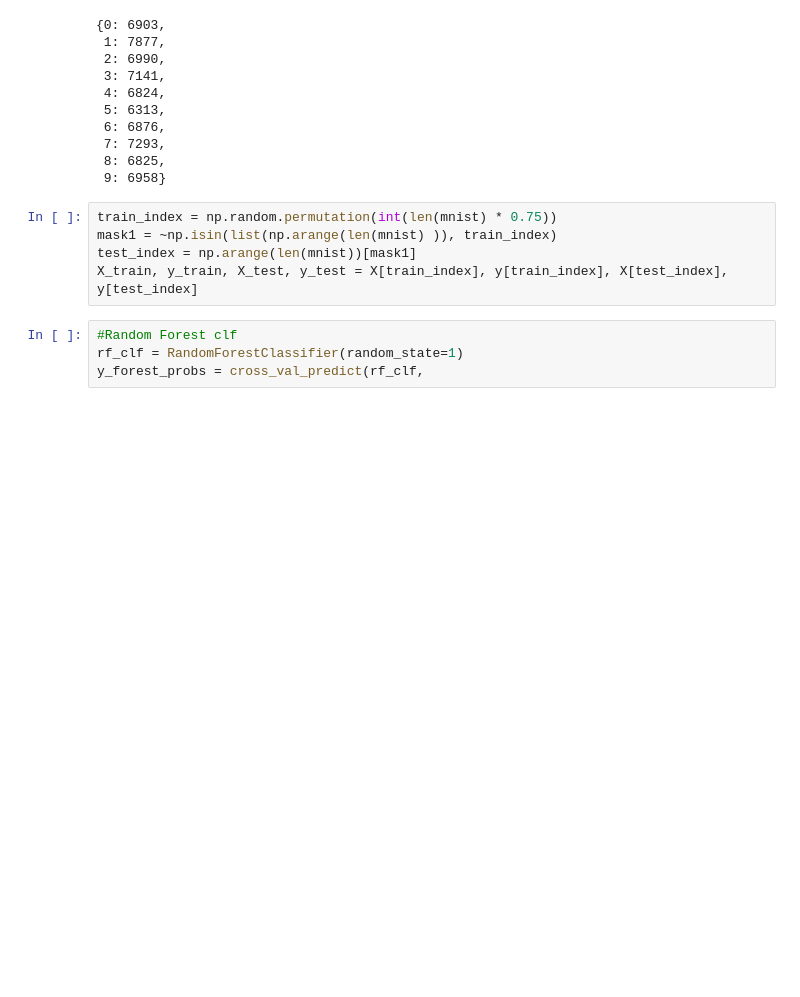
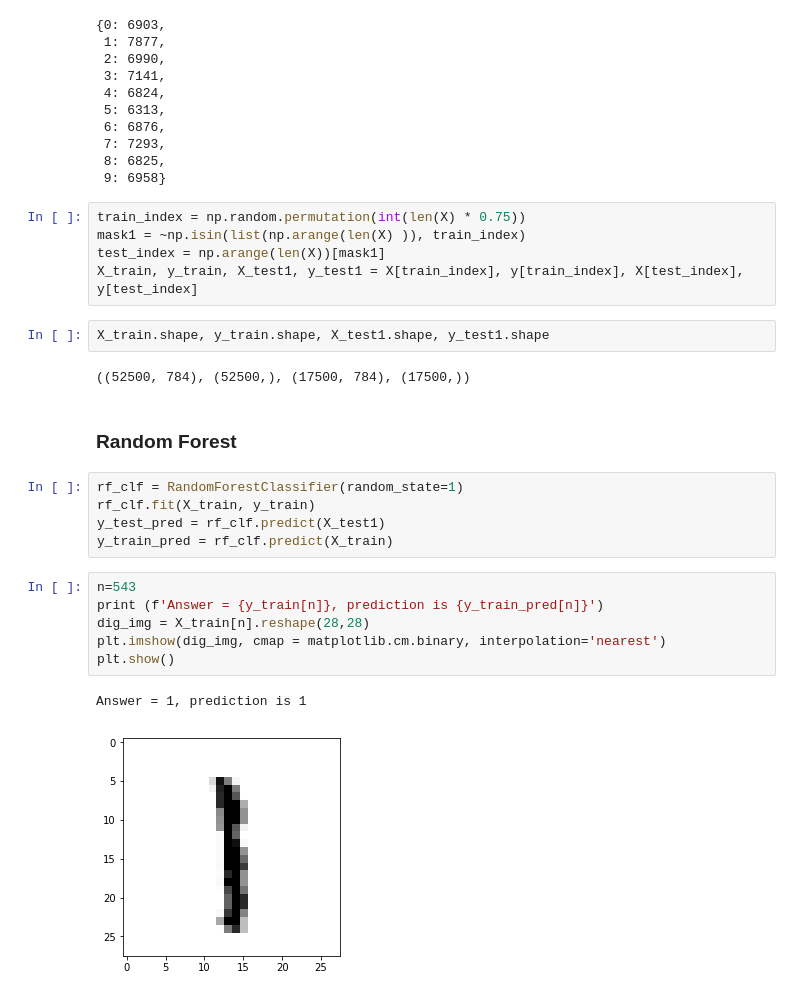
Before and after one commit to namesjoe/numbers_classifier, a Jupyter notebook: clf_1.ipynb, the cells around one changed output. Saved outputs shown, nothing was run; the diff lists cells and outputs as text; blank space fills up the shorter version.

```diff
--- a/clf_1.ipynb
+++ b/clf_1.ipynb
@@ -51,11 +51,27 @@ Unique number in dataset and their counts
  8: 6825,
  9: 6958}
 # %%
-train_index = np.random.permutation(int(len(mnist) * 0.75))
-mask1 = ~np.isin(list(np.arange(len(mnist) )), train_index)
-test_index = np.arange(len(mnist))[mask1]
-X_train, y_train, X_test, y_test = X[train_index], y[train_index], X[test_index], y[test_index]
+train_index = np.random.permutation(int(len(X) * 0.75))
+mask1 = ~np.isin(list(np.arange(len(X) )), train_index)
+test_index = np.arange(len(X))[mask1]
+X_train, y_train, X_test1, y_test1 = X[train_index], y[train_index], X[test_index], y[test_index]
-# %%
-#Random Forest clf
-rf_clf = RandomForestClassifier(random_state=1)
-y_forest_probs = cross_val_predict(rf_clf,
+# %%
+X_train.shape, y_train.shape, X_test1.shape, y_test1.shape
+# %% [output]
+((52500, 784), (52500,), (17500, 784), (17500,))
+# %% [markdown]
+### Random Forest
+# %%
+rf_clf = RandomForestClassifier(random_state=1)
+rf_clf.fit(X_train, y_train)
+y_test_pred = rf_clf.predict(X_test1)
+y_train_pred = rf_clf.predict(X_train)
+# %%
+n=543
+print (f'Answer = {y_train[n]}, prediction is {y_train_pred[n]}')
+dig_img = X_train[n].reshape(28,28)
+plt.imshow(dig_img, cmap = matplotlib.cm.binary, interpolation='nearest')
+plt.show()
+# %% [output]
+Answer = 1, prediction is 1
+[figure, added]
```
Also changed, not shown: parts of 25 cells of this notebook.
